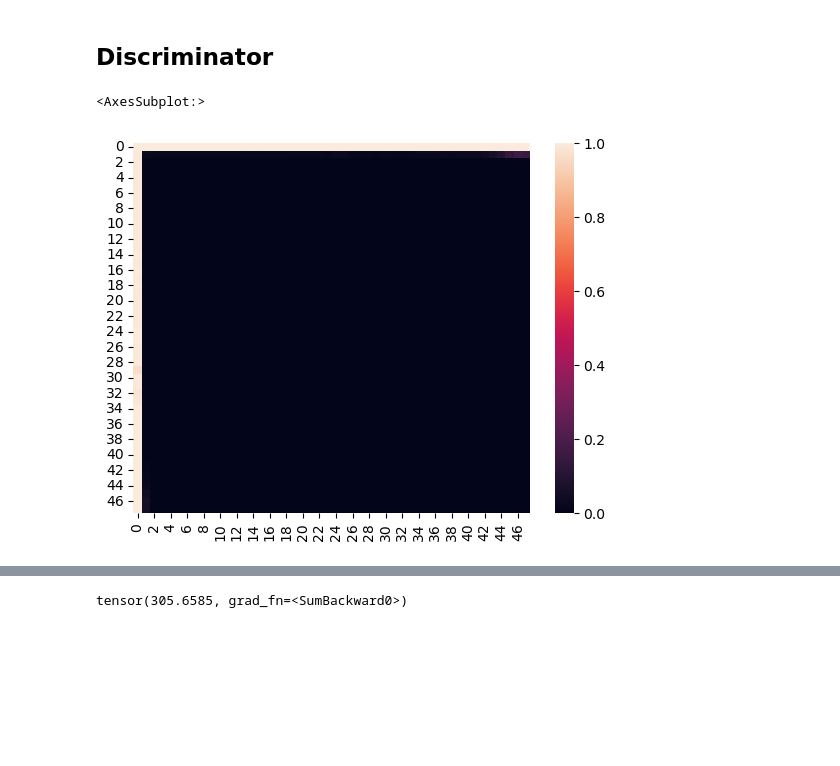
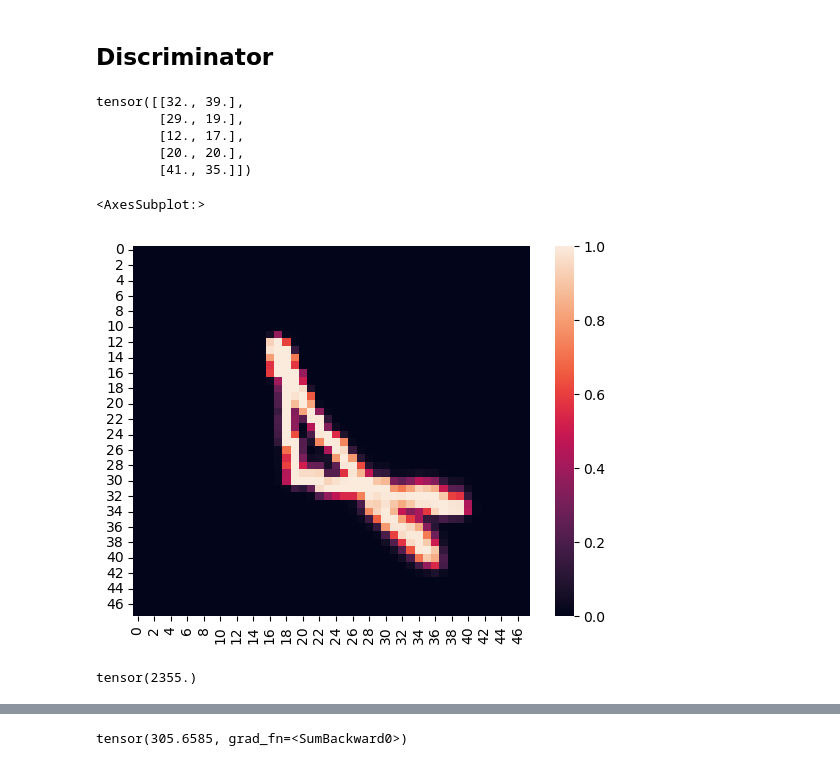
Before and after one commit to kabaten/kb_jisyupro, a Jupyter notebook: test.ipynb, the cells around one changed output, grey strips where cells are left out. Drawn from its saved outputs; the diff is of its cells as text; code cells hidden in the pictures; blank space fills up the shorter version.

```diff
--- a/test.ipynb
+++ b/test.ipynb
@@ -117,16 +117,24 @@ class PlotLine(nn.Module):
         p_map0 = torch.tanh(p_map*3)
         return p_map0
 # %%
-# points = torch.randint(0, 48, [5, 2]).to(torch.float)
-# print(points)
-points = torch.tensor([[ 0.,  0.,  0., 47.,  0., 47.,  0.,  0.,  0., 47.],
-                                        [ 0., 47.,  0., 47.,  0.,  0., 47.,  0., 47.,  0.]])
+points = torch.randint(0, 48, [5, 2]).to(torch.float)
+print(points)
+# points = torch.tensor([[ 0.,  0.,  0., 47.,  0., 47.,  0.,  0.,  0., 47.],
+#                                         [ 0., 47.,  0., 47.,  0.,  0., 47.,  0., 47.,  0.]])
 
-plot_line2 = PlotLine(48)
+plot_line = PlotLine(48)
 inputs = Variable(points.unsqueeze(0), requires_grad=True)
-canvas = plot_line2(inputs)
+canvas = plot_line(inputs)
+sns.heatmap(canvas.detach().numpy()[0])
+# %% [output]
+tensor([[32., 39.],
+        [29., 19.],
+        [12., 17.],
+        [20., 20.],
+        [41., 35.]])
+<AxesSubplot:>
+[figure, added]
-# %%
-sns.heatmap(canvas.detach().numpy()[0])
-# %% [output]
-<AxesSubplot:>
-[figure, removed]
+# %%
+(torch.diff(points, dim=-2)**2).sum()
+# %% [output]
+tensor(2355.)
```
Also changed, not shown: parts of 27 cells of this notebook.
